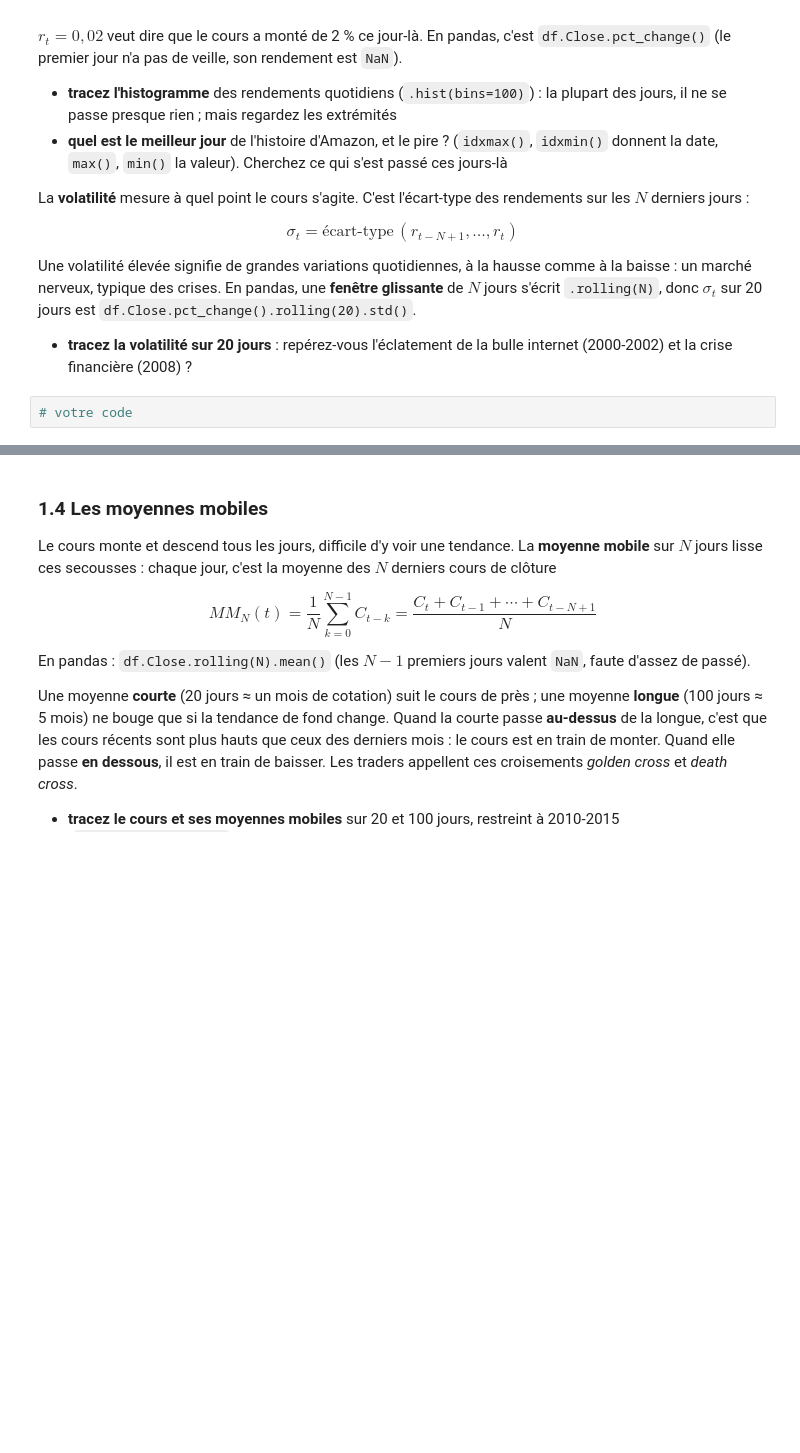
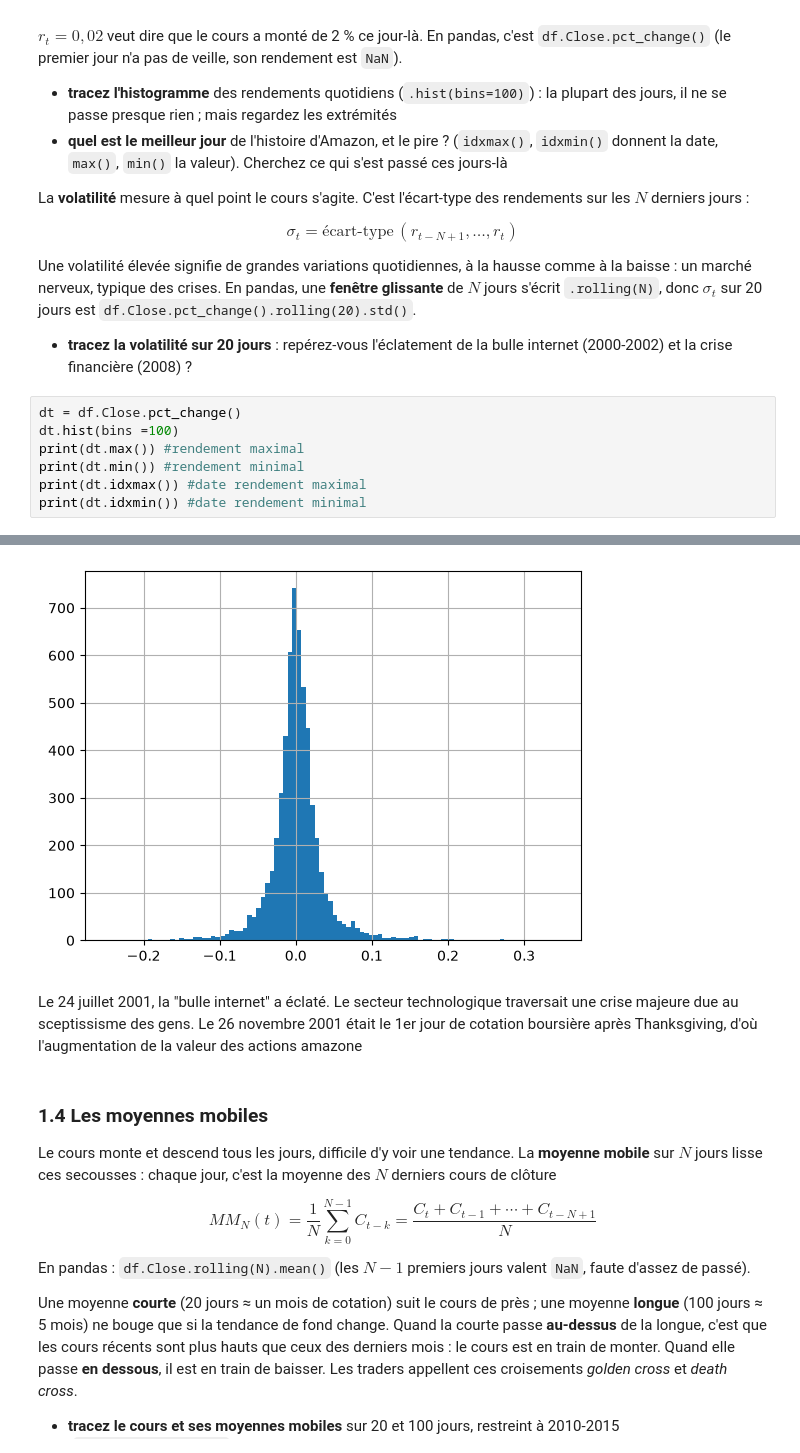
Before and after one commit to maxime-fourel/projet-trading-pandas, a Jupyter notebook: Groupe-4.ipynb, the cells around one changed output, grey strips where cells are left out. Cells and saved outputs as stored; diff of their text form; blank space fills up the shorter version.

```diff
--- a/Groupe-4.ipynb
+++ b/Groupe-4.ipynb
@@ -147,4 +147,10 @@ En pandas, une **fenêtre glissante** de $N$ jours s'écrit `.rolling(N)`, donc
 
 - **tracez la volatilité sur 20 jours** : repérez-vous l'éclatement de la bulle internet (2000-2002) et la crise financière (2008) ?
 # %%
-# votre code
+dt = df.Close.pct_change()
+dt.hist(bins =100)
+print(dt.max()) #rendement maximal
+print(dt.min()) #rendement minimal
+print(dt.idxmax()) #date rendement maximal
+print(dt.idxmin()) #date rendement minimal
+# %% [output]
@@ -151,3 +161,7 @@ En pandas, une **fenêtre glissante** de $N$ jours s'écrit `.rolling(N)`, donc
+[figure, added]
+# %% [markdown]
+Le 24 juillet 2001, la "bulle internet" a éclaté. Le secteur technologique traversait une crise majeure due au sceptissisme des gens.
+Le 26 novembre 2001 était le 1er jour de cotation boursière après Thanksgiving, d'où l'augmentation de la valeur des actions amazone
 # %% [markdown]
 ### 1.4 Les moyennes mobiles
 
```
Also changed, not shown: parts of 1 cell of this notebook.
